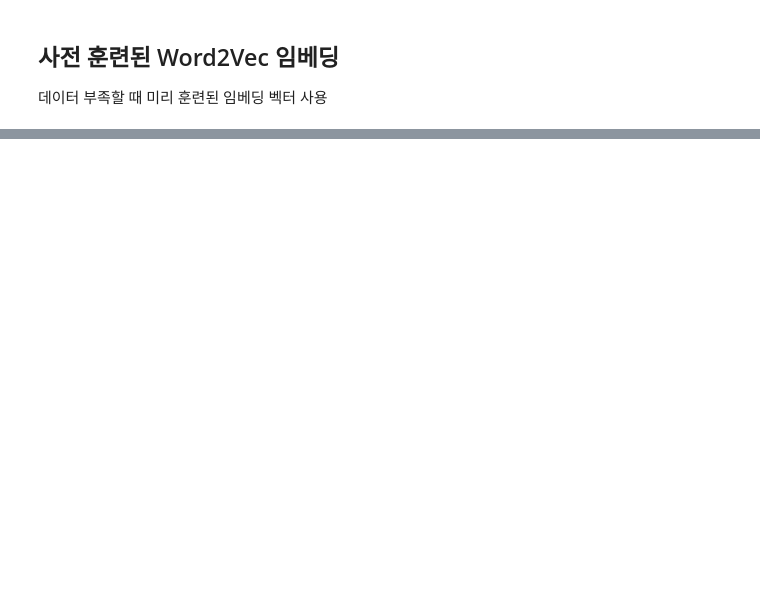
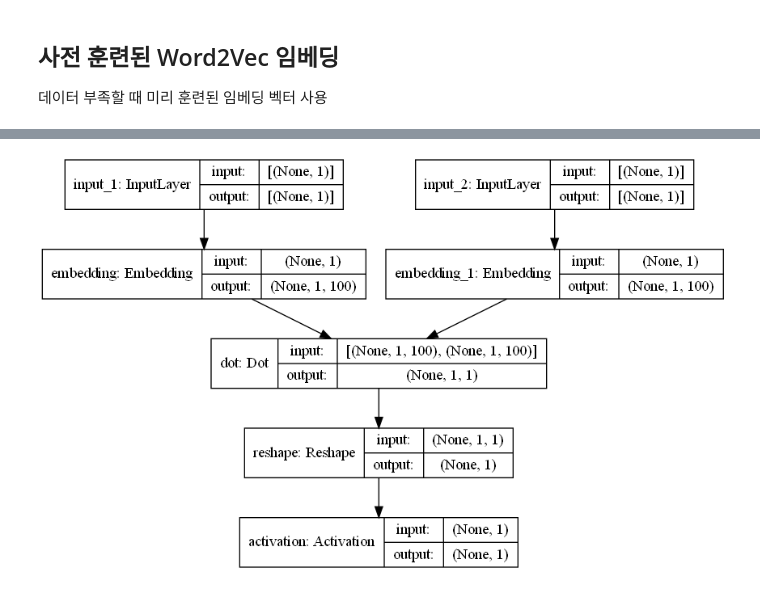
Before and after one commit to sinjy1203/TIL, a Jupyter notebook: NLP_studying/Word_Embedding.ipynb, the cells around one changed output, grey strips where cells are left out. Drawn from its saved outputs; the diff is of its cells as text; code cells hidden in the pictures; blank space fills up the shorter version.

```diff
--- a/NLP_studying/Word_Embedding.ipynb
+++ b/NLP_studying/Word_Embedding.ipynb
@@ -108,0 +178,8 @@ loaded_model = KeyedVectors.load_word2vec_format(data_dir / 'eng_w2v')
+# %%
+## integer encoding
+tokenizer = Tokenizer()
+tokenizer.fit_on_texts(tokenized_doc)
+
+word2idx = tokenizer.word_index
+idx2word = {value: key for key, value in word2idx.items()}
+encoded = tokenizer.texts_to_sequences(tokenized_doc)
@@ -108,0 +206,3 @@ loaded_model = KeyedVectors.load_word2vec_format(data_dir / 'eng_w2v')
+# %%
+vocab_size = len(word2idx) + 1
+vocab_size
@@ -108,0 +234,14 @@ loaded_model = KeyedVectors.load_word2vec_format(data_dir / 'eng_w2v')
+# %%
+embedding_dim = 100
+w_inputs = Input(shape=(1, ), dtype='int32')
+word_embedding = Embedding(vocab_size, embedding_dim)(w_inputs)
+
+c_inputs = Input(shape=(1, ), dtype='int32')
+context_embedding = Embedding(vocab_size, embedding_dim)(c_inputs)
+# %%
+dot_product = Dot(axes=2)([word_embedding, context_embedding])
+dot_product = Reshape((1, ), input_shape=(1, 1))(dot_product)
+output = Activation('sigmoid')(dot_product)
+
+model = Model(inputs=[w_inputs, c_inputs], outputs=output)
+model.summary()
@@ -108,0 +266,7 @@ loaded_model = KeyedVectors.load_word2vec_format(data_dir / 'eng_w2v')
+# %%
+from pathlib import Path
+data_dir = Path('C:/Users/sinjy/jupyter_notebook/github/data')
+model.compile(loss='binary_crossentropy', optimizer='adam')
+plot_model(model, to_file=data_dir / 'model3.png', show_shapes=True, show_layer_names=True)
+# %% [output]
+[figure, added]
```
Also changed, not shown: parts of 29 cells of this notebook.
